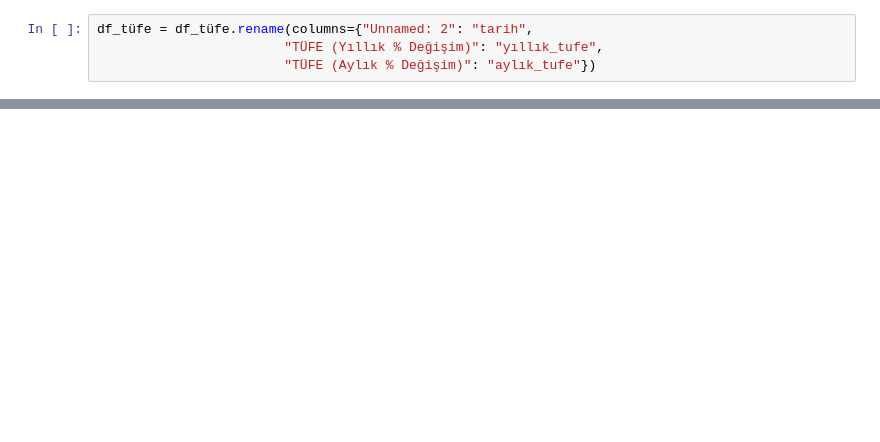
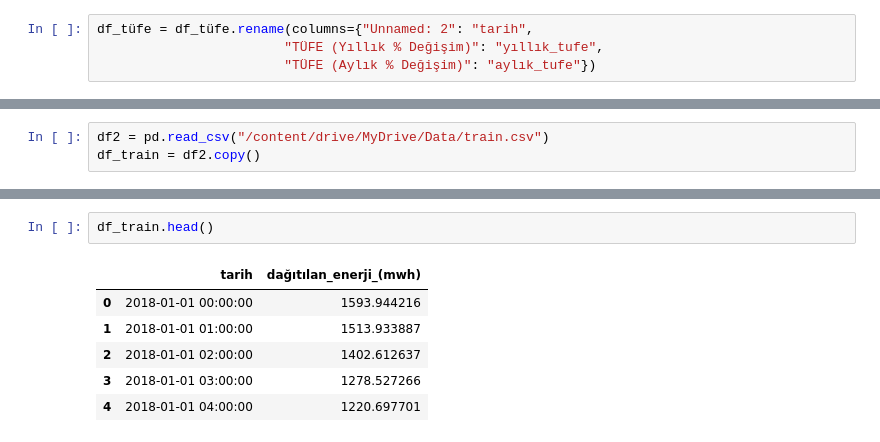
Before and after one commit to Porxelek/DS, a Jupyter notebook: Weathers.ipynb, the cells around one changed output, grey strips where cells are left out. Drawn from its saved outputs; the diff is of its cells as text; blank space fills up the shorter version.

```diff
--- a/Weathers.ipynb
+++ b/Weathers.ipynb
@@ -128,0 +135,3 @@ df_tufe.head()
+# %%
+df2 = pd.read_csv("/content/drive/MyDrive/Data/train.csv")
+df_train = df2.copy()
@@ -128,0 +158,9 @@ df_tufe.head()
+# %%
+df_train.head()
+# %% [output]
+|  | tarih | dağıtılan_enerji_(mwh) |
+| 0 | 2018-01-01 00:00:00 | 1593.944216 |
+| 1 | 2018-01-01 01:00:00 | 1513.933887 |
+| 2 | 2018-01-01 02:00:00 | 1402.612637 |
+| 3 | 2018-01-01 03:00:00 | 1278.527266 |
+| 4 | 2018-01-01 04:00:00 | 1220.697701 |
```
Also changed, not shown: parts of 5 cells of this notebook.
